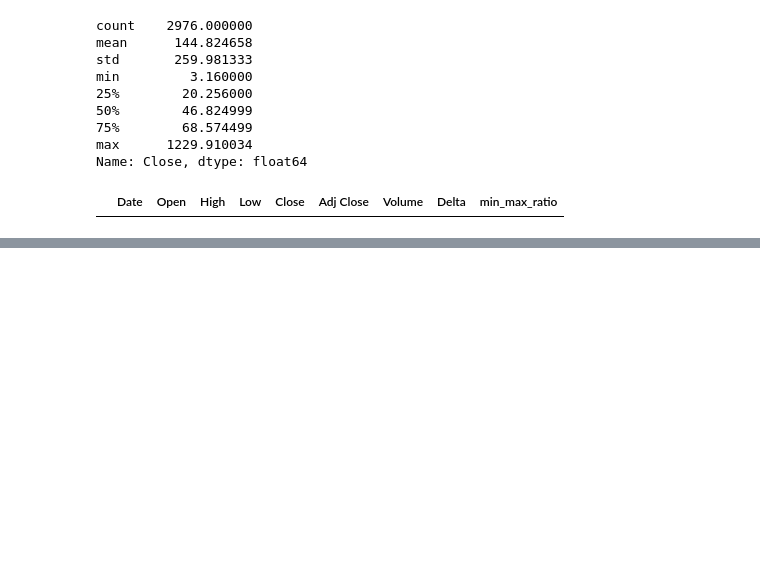
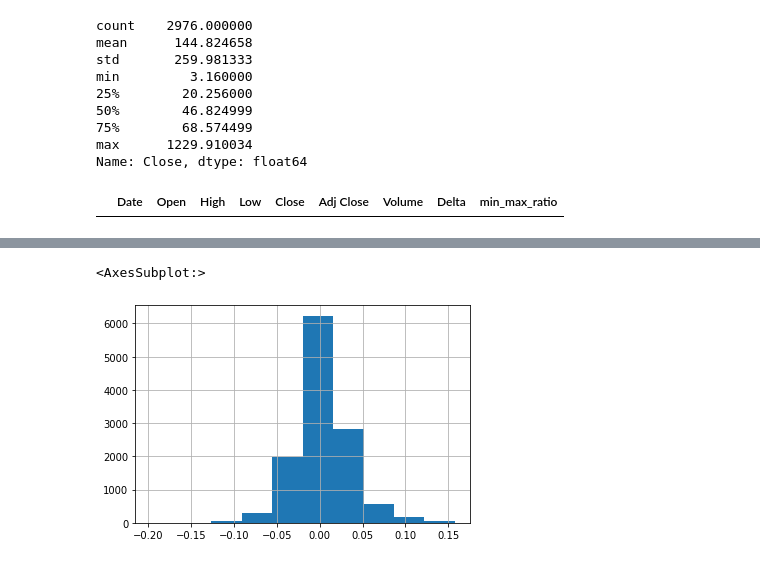
Before and after one commit to rfcarnemolla/deep_learning_group16, a Jupyter notebook: data.ipynb, the cells around one changed output, grey strips where cells are left out. Cells and saved outputs as stored; diff of their text form; code cells hidden in the pictures; blank space fills up the shorter version.

```diff
--- a/data.ipynb
+++ b/data.ipynb
@@ -163,0 +137,5 @@ memory usage: 1.4+ MB
+# %%
+labels.Delta.hist()
+# %% [output]
+<AxesSubplot:>
+[figure, added]
```
Also changed, not shown: parts of 11 cells of this notebook, 1 other file.
